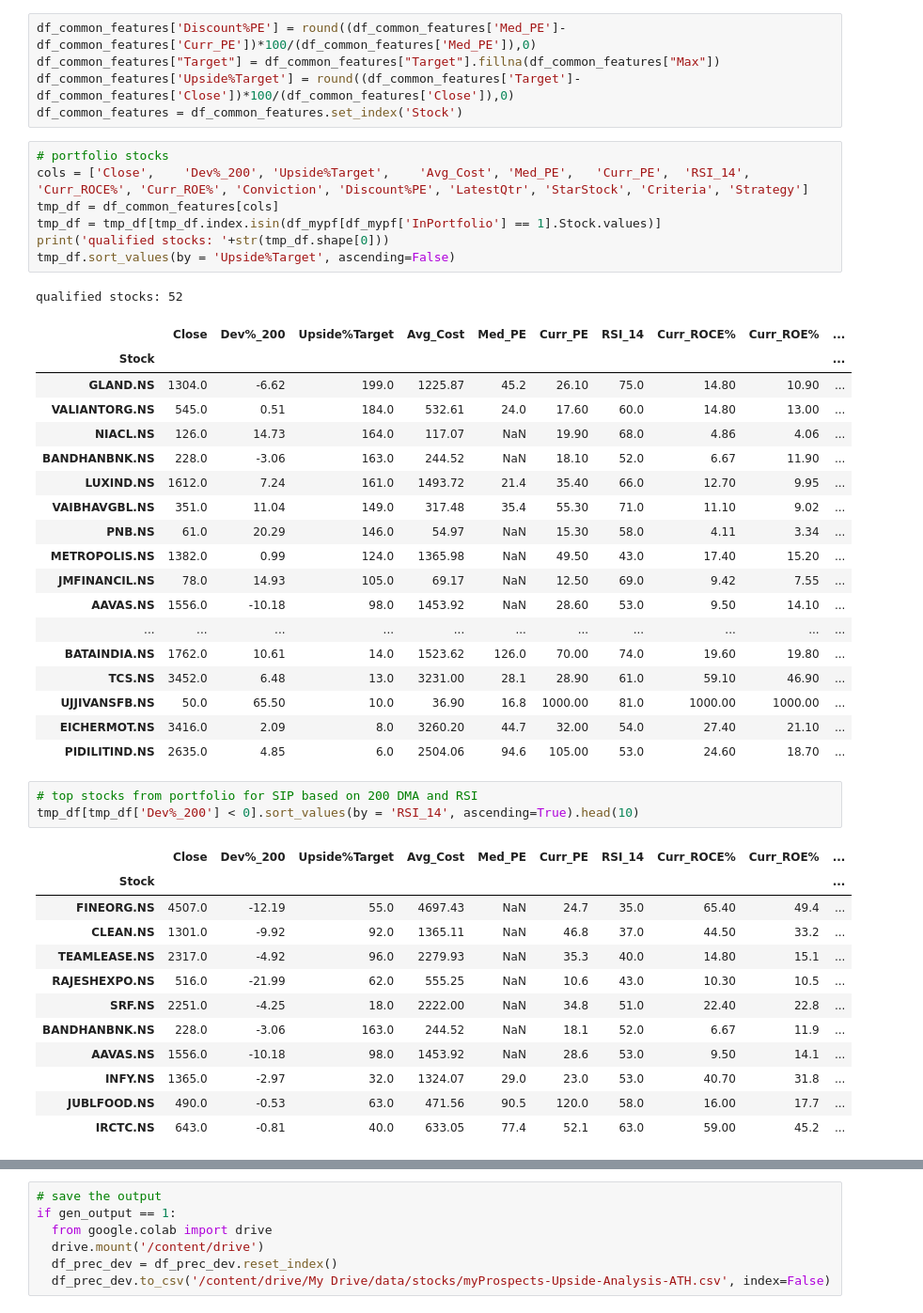
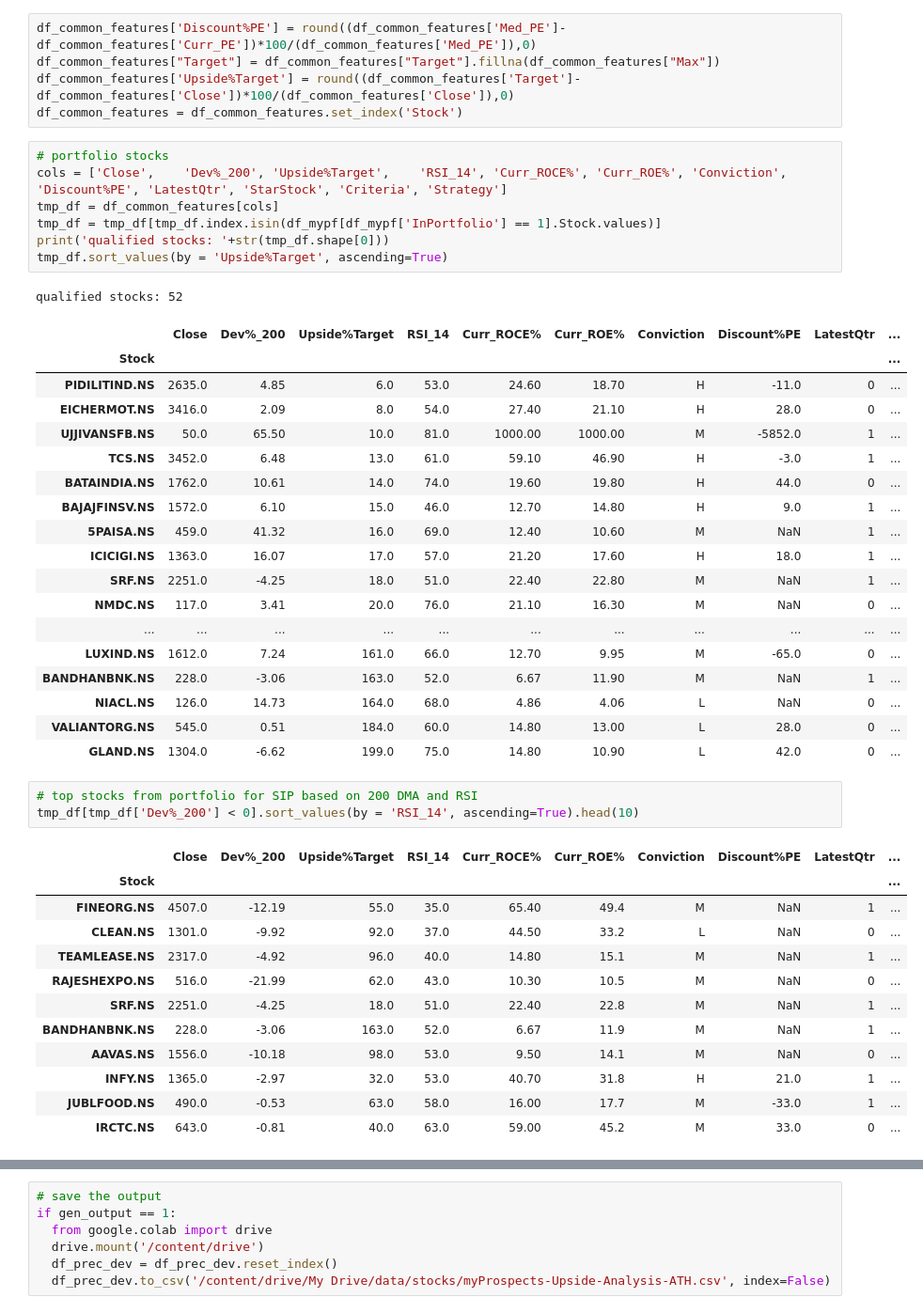
Before and after one commit to ankit-rathi/Data-Science-with-Python, a Jupyter notebook: Tradevesting/myProspects_Upside_Analysis_ATH.ipynb, the cells around one changed output, grey strips where cells are left out. Shown at 94% size. Saved outputs shown, nothing was run; the diff lists cells and outputs as text.

```diff
--- a/Tradevesting/myProspects_Upside_Analysis_ATH.ipynb
+++ b/Tradevesting/myProspects_Upside_Analysis_ATH.ipynb
@@ -284,47 +285,47 @@ df_common_features['Upside%Target'] = round((df_common_features['Target']-df_com
 df_common_features = df_common_features.set_index('Stock')
 # %%
 # portfolio stocks
-cols = ['Close',	'Dev%_200',	'Upside%Target',	'Avg_Cost',	'Med_PE',	'Curr_PE',	'RSI_14', 'Curr_ROCE%', 'Curr_ROE%', 'Conviction', 'Discount%PE', 'LatestQtr', 'StarStock', 'Criteria', 'Strategy']
+cols = ['Close',	'Dev%_200',	'Upside%Target',	'RSI_14', 'Curr_ROCE%', 'Curr_ROE%', 'Conviction', 'Discount%PE', 'LatestQtr', 'StarStock', 'Criteria', 'Strategy']
 tmp_df = df_common_features[cols]
 tmp_df = tmp_df[tmp_df.index.isin(df_mypf[df_mypf['InPortfolio'] == 1].Stock.values)]
 print('qualified stocks: '+str(tmp_df.shape[0]))
-tmp_df.sort_values(by = 'Upside%Target', ascending=False)
+tmp_df.sort_values(by = 'Upside%Target', ascending=True)
 # %% [output]
 qualified stocks: 52
-|  | Close | Dev%_200 | Upside%Target | Avg_Cost | Med_PE | Curr_PE | RSI_14 | Curr_ROCE% | Curr_ROE% | ... |
+|  | Close | Dev%_200 | Upside%Target | RSI_14 | Curr_ROCE% | Curr_ROE% | Conviction | Discount%PE | LatestQtr | ... |
 | Stock |  |  |  |  |  |  |  |  |  | ... |
-| GLAND.NS | 1304.0 | -6.62 | 199.0 | 1225.87 | 45.2 | 26.10 | 75.0 | 14.80 | 10.90 | ... |
-| VALIANTORG.NS | 545.0 | 0.51 | 184.0 | 532.61 | 24.0 | 17.60 | 60.0 | 14.80 | 13.00 | ... |
-| NIACL.NS | 126.0 | 14.73 | 164.0 | 117.07 | NaN | 19.90 | 68.0 | 4.86 | 4.06 | ... |
-| BANDHANBNK.NS | 228.0 | -3.06 | 163.0 | 244.52 | NaN | 18.10 | 52.0 | 6.67 | 11.90 | ... |
-| LUXIND.NS | 1612.0 | 7.24 | 161.0 | 1493.72 | 21.4 | 35.40 | 66.0 | 12.70 | 9.95 | ... |
-| VAIBHAVGBL.NS | 351.0 | 11.04 | 149.0 | 317.48 | 35.4 | 55.30 | 71.0 | 11.10 | 9.02 | ... |
-| PNB.NS | 61.0 | 20.29 | 146.0 | 54.97 | NaN | 15.30 | 58.0 | 4.11 | 3.34 | ... |
-| METROPOLIS.NS | 1382.0 | 0.99 | 124.0 | 1365.98 | NaN | 49.50 | 43.0 | 17.40 | 15.20 | ... |
-| JMFINANCIL.NS | 78.0 | 14.93 | 105.0 | 69.17 | NaN | 12.50 | 69.0 | 9.42 | 7.55 | ... |
-| AAVAS.NS | 1556.0 | -10.18 | 98.0 | 1453.92 | NaN | 28.60 | 53.0 | 9.50 | 14.10 | ... |
+| PIDILITIND.NS | 2635.0 | 4.85 | 6.0 | 53.0 | 24.60 | 18.70 | H | -11.0 | 0 | ... |
+| EICHERMOT.NS | 3416.0 | 2.09 | 8.0 | 54.0 | 27.40 | 21.10 | H | 28.0 | 0 | ... |
+| UJJIVANSFB.NS | 50.0 | 65.50 | 10.0 | 81.0 | 1000.00 | 1000.00 | M | -5852.0 | 1 | ... |
+| TCS.NS | 3452.0 | 6.48 | 13.0 | 61.0 | 59.10 | 46.90 | H | -3.0 | 1 | ... |
+| BATAINDIA.NS | 1762.0 | 10.61 | 14.0 | 74.0 | 19.60 | 19.80 | H | 44.0 | 0 | ... |
+| BAJAJFINSV.NS | 1572.0 | 6.10 | 15.0 | 46.0 | 12.70 | 14.80 | H | 9.0 | 1 | ... |
+| 5PAISA.NS | 459.0 | 41.32 | 16.0 | 69.0 | 12.40 | 10.60 | M | NaN | 1 | ... |
+| ICICIGI.NS | 1363.0 | 16.07 | 17.0 | 57.0 | 21.20 | 17.60 | H | 18.0 | 1 | ... |
+| SRF.NS | 2251.0 | -4.25 | 18.0 | 51.0 | 22.40 | 22.80 | M | NaN | 1 | ... |
+| NMDC.NS | 117.0 | 3.41 | 20.0 | 76.0 | 21.10 | 16.30 | M | NaN | 0 | ... |
 | ... | ... | ... | ... | ... | ... | ... | ... | ... | ... | ... |
-| BATAINDIA.NS | 1762.0 | 10.61 | 14.0 | 1523.62 | 126.0 | 70.00 | 74.0 | 19.60 | 19.80 | ... |
-| TCS.NS | 3452.0 | 6.48 | 13.0 | 3231.00 | 28.1 | 28.90 | 61.0 | 59.10 | 46.90 | ... |
-| UJJIVANSFB.NS | 50.0 | 65.50 | 10.0 | 36.90 | 16.8 | 1000.00 | 81.0 | 1000.00 | 1000.00 | ... |
-| EICHERMOT.NS | 3416.0 | 2.09 | 8.0 | 3260.20 | 44.7 | 32.00 | 54.0 | 27.40 | 21.10 | ... |
-| PIDILITIND.NS | 2635.0 | 4.85 | 6.0 | 2504.06 | 94.6 | 105.00 | 53.0 | 24.60 | 18.70 | ... |
+| LUXIND.NS | 1612.0 | 7.24 | 161.0 | 66.0 | 12.70 | 9.95 | M | -65.0 | 0 | ... |
+| BANDHANBNK.NS | 228.0 | -3.06 | 163.0 | 52.0 | 6.67 | 11.90 | M | NaN | 1 | ... |
+| NIACL.NS | 126.0 | 14.73 | 164.0 | 68.0 | 4.86 | 4.06 | L | NaN | 0 | ... |
+| VALIANTORG.NS | 545.0 | 0.51 | 184.0 | 60.0 | 14.80 | 13.00 | L | 28.0 | 0 | ... |
+| GLAND.NS | 1304.0 | -6.62 | 199.0 | 75.0 | 14.80 | 10.90 | L | 42.0 | 0 | ... |
 # %%
 # top stocks from portfolio for SIP based on 200 DMA and RSI
 tmp_df[tmp_df['Dev%_200'] < 0].sort_values(by = 'RSI_14', ascending=True).head(10)
 # %% [output]
-|  | Close | Dev%_200 | Upside%Target | Avg_Cost | Med_PE | Curr_PE | RSI_14 | Curr_ROCE% | Curr_ROE% | ... |
+|  | Close | Dev%_200 | Upside%Target | RSI_14 | Curr_ROCE% | Curr_ROE% | Conviction | Discount%PE | LatestQtr | ... |
 | Stock |  |  |  |  |  |  |  |  |  | ... |
-| FINEORG.NS | 4507.0 | -12.19 | 55.0 | 4697.43 | NaN | 24.7 | 35.0 | 65.40 | 49.4 | ... |
-| CLEAN.NS | 1301.0 | -9.92 | 92.0 | 1365.11 | NaN | 46.8 | 37.0 | 44.50 | 33.2 | ... |
-| TEAMLEASE.NS | 2317.0 | -4.92 | 96.0 | 2279.93 | NaN | 35.3 | 40.0 | 14.80 | 15.1 | ... |
-| RAJESHEXPO.NS | 516.0 | -21.99 | 62.0 | 555.25 | NaN | 10.6 | 43.0 | 10.30 | 10.5 | ... |
-| SRF.NS | 2251.0 | -4.25 | 18.0 | 2222.00 | NaN | 34.8 | 51.0 | 22.40 | 22.8 | ... |
-| BANDHANBNK.NS | 228.0 | -3.06 | 163.0 | 244.52 | NaN | 18.1 | 52.0 | 6.67 | 11.9 | ... |
-| AAVAS.NS | 1556.0 | -10.18 | 98.0 | 1453.92 | NaN | 28.6 | 53.0 | 9.50 | 14.1 | ... |
-| INFY.NS | 1365.0 | -2.97 | 32.0 | 1324.07 | 29.0 | 23.0 | 53.0 | 40.70 | 31.8 | ... |
-| JUBLFOOD.NS | 490.0 | -0.53 | 63.0 | 471.56 | 90.5 | 120.0 | 58.0 | 16.00 | 17.7 | ... |
-| IRCTC.NS | 643.0 | -0.81 | 40.0 | 633.05 | 77.4 | 52.1 | 63.0 | 59.00 | 45.2 | ... |
+| FINEORG.NS | 4507.0 | -12.19 | 55.0 | 35.0 | 65.40 | 49.4 | M | NaN | 1 | ... |
+| CLEAN.NS | 1301.0 | -9.92 | 92.0 | 37.0 | 44.50 | 33.2 | L | NaN | 0 | ... |
+| TEAMLEASE.NS | 2317.0 | -4.92 | 96.0 | 40.0 | 14.80 | 15.1 | M | NaN | 1 | ... |
+| RAJESHEXPO.NS | 516.0 | -21.99 | 62.0 | 43.0 | 10.30 | 10.5 | M | NaN | 0 | ... |
+| SRF.NS | 2251.0 | -4.25 | 18.0 | 51.0 | 22.40 | 22.8 | M | NaN | 1 | ... |
+| BANDHANBNK.NS | 228.0 | -3.06 | 163.0 | 52.0 | 6.67 | 11.9 | M | NaN | 1 | ... |
+| AAVAS.NS | 1556.0 | -10.18 | 98.0 | 53.0 | 9.50 | 14.1 | M | NaN | 0 | ... |
+| INFY.NS | 1365.0 | -2.97 | 32.0 | 53.0 | 40.70 | 31.8 | H | 21.0 | 1 | ... |
+| JUBLFOOD.NS | 490.0 | -0.53 | 63.0 | 58.0 | 16.00 | 17.7 | M | -33.0 | 1 | ... |
+| IRCTC.NS | 643.0 | -0.81 | 40.0 | 63.0 | 59.00 | 45.2 | M | 33.0 | 0 | ... |
 # %%
 # top 5 from portfolio to book profit based on Upside%ATH
 tmp_df.sort_values(by = 'Upside%Target', ascending=True).head(7)
```
Also changed, not shown: parts of 15 cells of this notebook.
